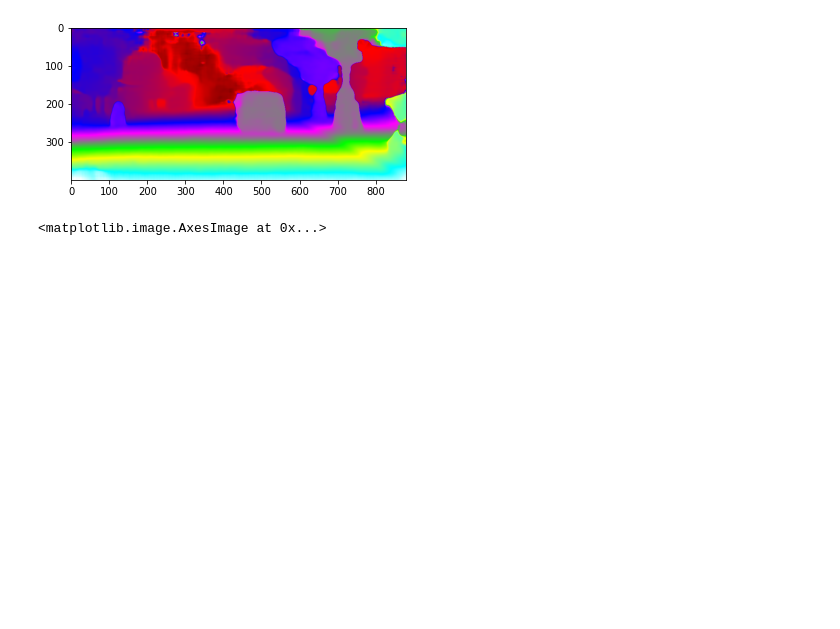
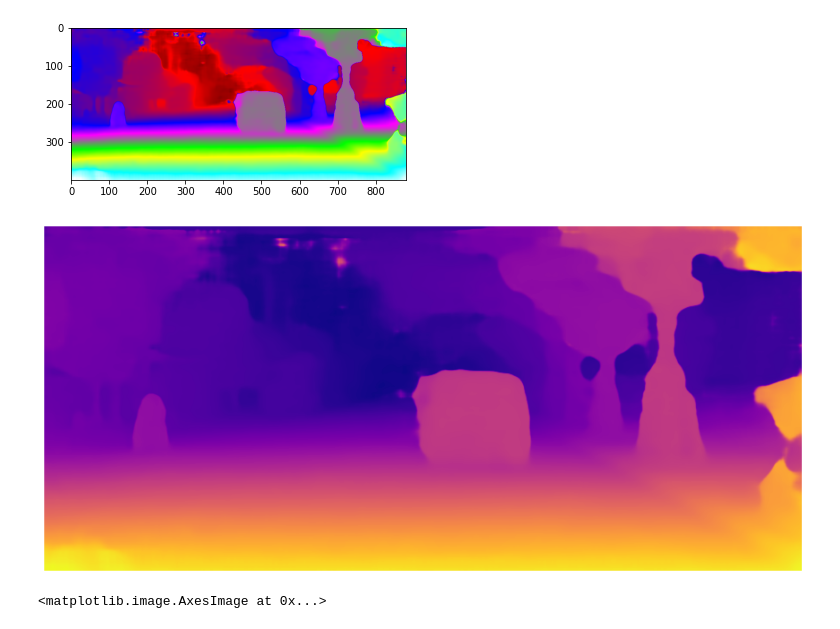
Before and after one commit to lhy0807/stereo_pl_nav, a Jupyter notebook: scripts/voxelstereonet/baseline_ds.ipynb, the cells around one changed output. Drawn from its saved outputs; the diff is of its cells as text; code cells hidden in the pictures; blank space fills up the shorter version.

```diff
--- a/scripts/voxelstereonet/baseline_ds.ipynb
+++ b/scripts/voxelstereonet/baseline_ds.ipynb
@@ -150,6 +180,10 @@ Clipping input data to the valid range for imshow with RGB data ([0..1] for floa
 Clipping input data to the valid range for imshow with RGB data ([0..1] for floats or [0..255] for integers).
 [figure]
 [figure]
+# %%
+display_image_in_actual_size(disp_est, "/home/chris/Desktop/voxelnet-images/mobile.png")
+# %% [output]
+[figure, added]
 # %%
 plt.imshow(kitti_colormap(disparity))
 # %% [output]
```
Also changed, not shown: parts of 12 cells of this notebook, 7 other files.
